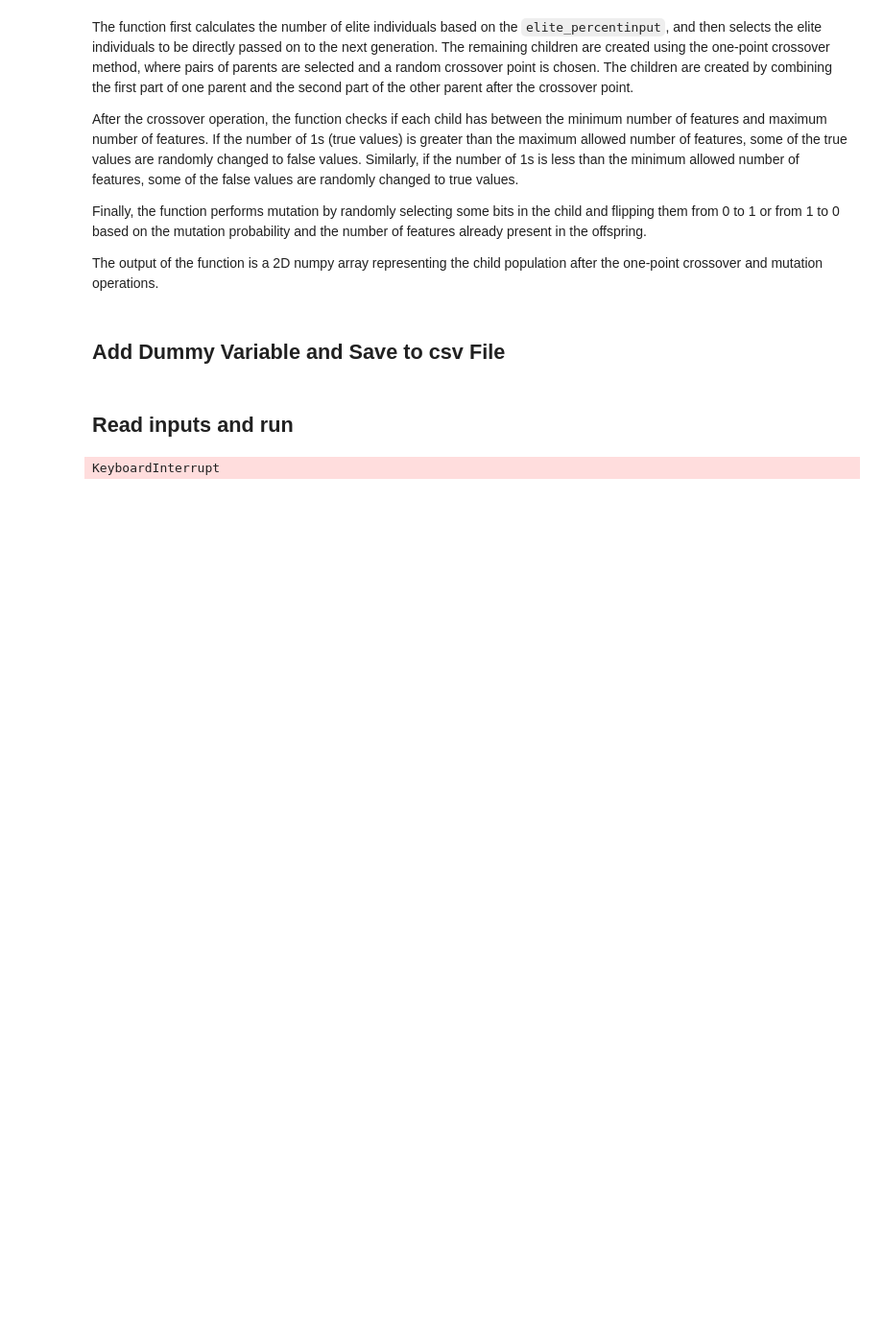
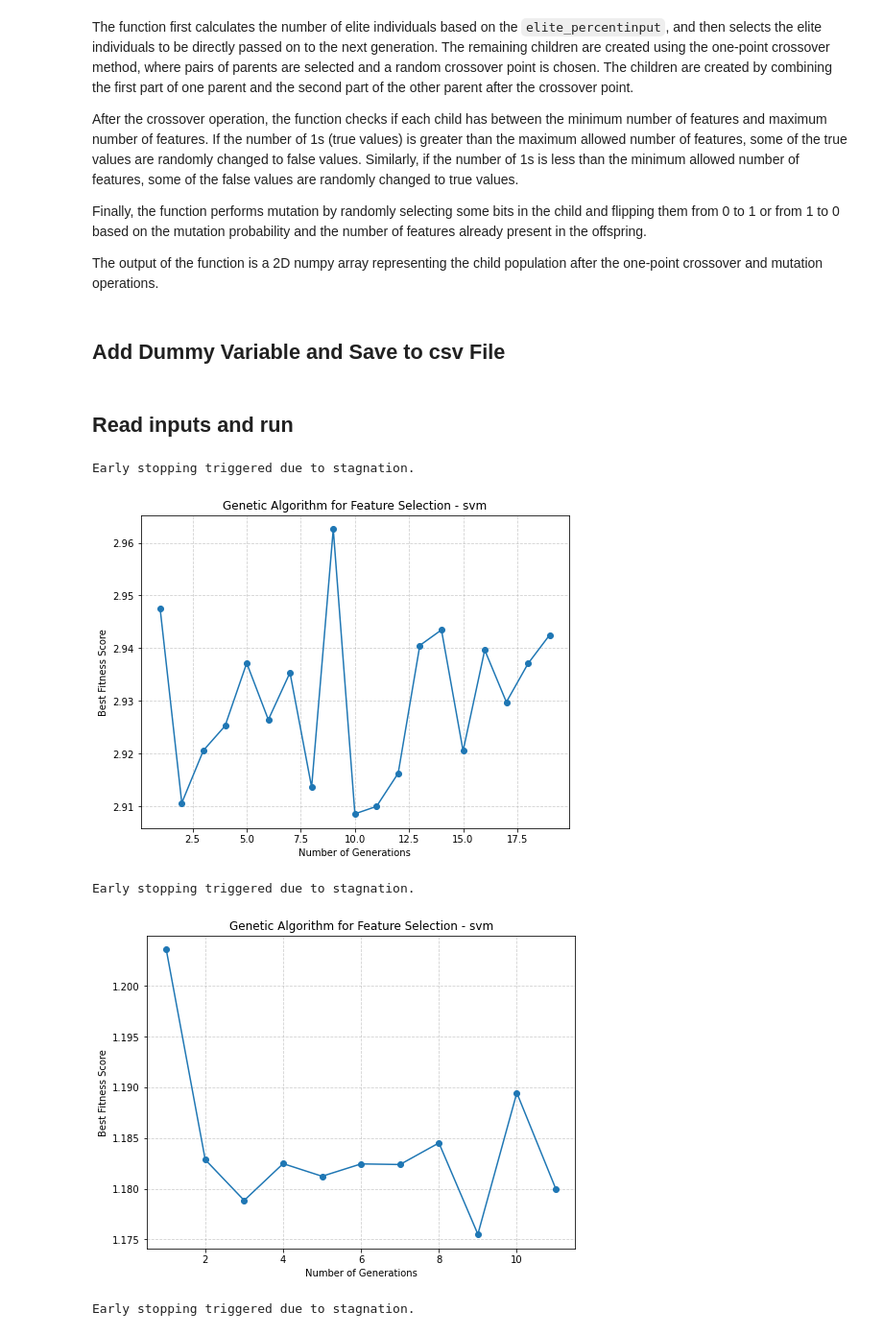
Before and after one commit to ojoawoa/GNN_model_TRPM8_Drug_Potency_prediction, a Jupyter notebook: 4_feature_selection/genetic_algorithm/genetic_algorithm.ipynb, the cells around one changed output. Shown at 96% size. Drawn from its saved outputs; the diff is of its cells as text; code cells hidden in the pictures; blank space fills up the shorter version.

Commit message:
ran models

```diff
--- a/4_feature_selection/genetic_algorithm/genetic_algorithm.ipynb
+++ b/4_feature_selection/genetic_algorithm/genetic_algorithm.ipynb
@@ -214,17 +198,8 @@ def calculate_fitness(
 
     return fitness
 # %%
-def cross_validated_fitness(
-    individual: np.ndarray,
-    X: pd.DataFrame,
-    y: pd.Series,
-    model_type: str,
-    problem_type: str,
-    k: int = 3,
-    alpha: float = 1.0,
-    beta: float = 1.0,
-    gamma: float = 0.004
-) -> float:
+def cross_validated_fitness(individual, X, y, model_type, problem_type, k = 3, alpha = 1.0, beta = 1.0, gamma = 0.004
+):
     """
     Calculate the average fitness of an individual using k-fold cross-validation.
 
@@ -439,13 +409,7 @@ Finally, the function performs mutation by randomly selecting some bits in the c
 
 The output of the function is a 2D numpy array representing the child population after the one-point crossover and mutation operations.
 # %%
-def one_point_crossover(
-    parents: np.ndarray,
-    elite_percent: float,
-    mutation_probability: float,
-    min_features: int,
-    max_features: int
-) -> np.ndarray:
+def one_point_crossover(parents, elite_percent, mutation_probability, min_features, max_features):
     """
     Perform one-point crossover and mutation to generate a new population.
 
@@ -520,14 +484,7 @@ def one_point_crossover(
 # %% [markdown]
 ## Add Dummy Variable and Save to csv File
 # %%
-def process_and_save_all_files(
-    input_dir: str,
-    output_dir: str,
-    selected_columns: list,
-    descriptor_file: str,
-    model_type: str,
-    problem_type: str
-):
+def process_and_save_all_files(input_dir, output_dir, selected_columns, descriptor_file, model_type, problem_type):
     """
     Process input files by merging, selecting features, and saving processed files.
 
@@ -565,7 +522,7 @@ def process_and_save_all_files(
                 on="Molecule ChEMBL ID",
                 how="inner"
             )
-
+            # Add dummy variable
             if "-logIC50" in merged_df.columns:
                 merged_df['is_imputed'] = np.isclose(
                     merged_df['-logIC50'], -np.log(10000 * 1e-9), atol=1e-6
@@ -583,12 +540,12 @@ def process_and_save_all_files(
 # %% [markdown]
 ## Read inputs and run
 # %%
-# Initialize label encoder only when required
+# Initialize label encoder
 label_encoder = None
 
 for model_type in model_types:
     for problem_type in problem_types:
-        # Load appropriate dataset
+        # Load dataset
         data_file = (
             "../../3_train_test_split/train_reg.csv" if problem_type == "regression"
             else "../../3_train_test_split/train_class.csv"
@@ -610,11 +567,6 @@ for model_type in model_types:
 
         except FileNotFoundError as e:
             print(f"File not found: {e}")
-            continue
-
-        # Check for mismatches between X and y
-        if X.shape[0] != len(y):
-            print(f"Warning: Feature-target mismatch: {X.shape[0]} vs {len(y)}")
             continue
 
         # Initialize genetic algorithm variables
@@ -659,31 +611,35 @@ for model_type in model_types:
                     stagnation_counter += 1
 
                 if stagnation_counter >= patience:
                     print("Early stopping triggered due to stagnation.")
                     break
 
                 pbar.update(1)
 
         # Save Best Model and Results
         best_individual_idx = fitness.argmax()
         best_features = population[best_individual_idx]
         best_feature_names = predictor_names[best_features == 1]
 
         process_and_save_all_files(
             ".", model_type, best_feature_names,
             "../../3_train_test_split/descriptors_all.csv",
             model_type, problem_type
         )
 
         # Save and Plot Results
         os.makedirs("plots", exist_ok=True)
         plt.figure(figsize=(8, 6))
         plt.plot(range(1, gen + 2), best_fitness_i[:gen + 1], marker='o')
         plt.xlabel("Number of Generations")
         plt.ylabel("Best Fitness Score")
         plt.title(f"Genetic Algorithm for Feature Selection - {model_type}")
         plt.grid(True, linestyle="--", alpha=0.6)
         plt.savefig(f'plots/genetic_algorithm_plot_{model_type}_{problem_type}.png', dpi=150)
         plt.show()
 # %% [output]
-KeyboardInterrupt
+Early stopping triggered due to stagnation.
+[figure, added]
+Early stopping triggered due to stagnation.
+[figure, added]
+Early stopping triggered due to stagnation.
```
Also changed, not shown: parts of 4 cells of this notebook, 3 other files.
